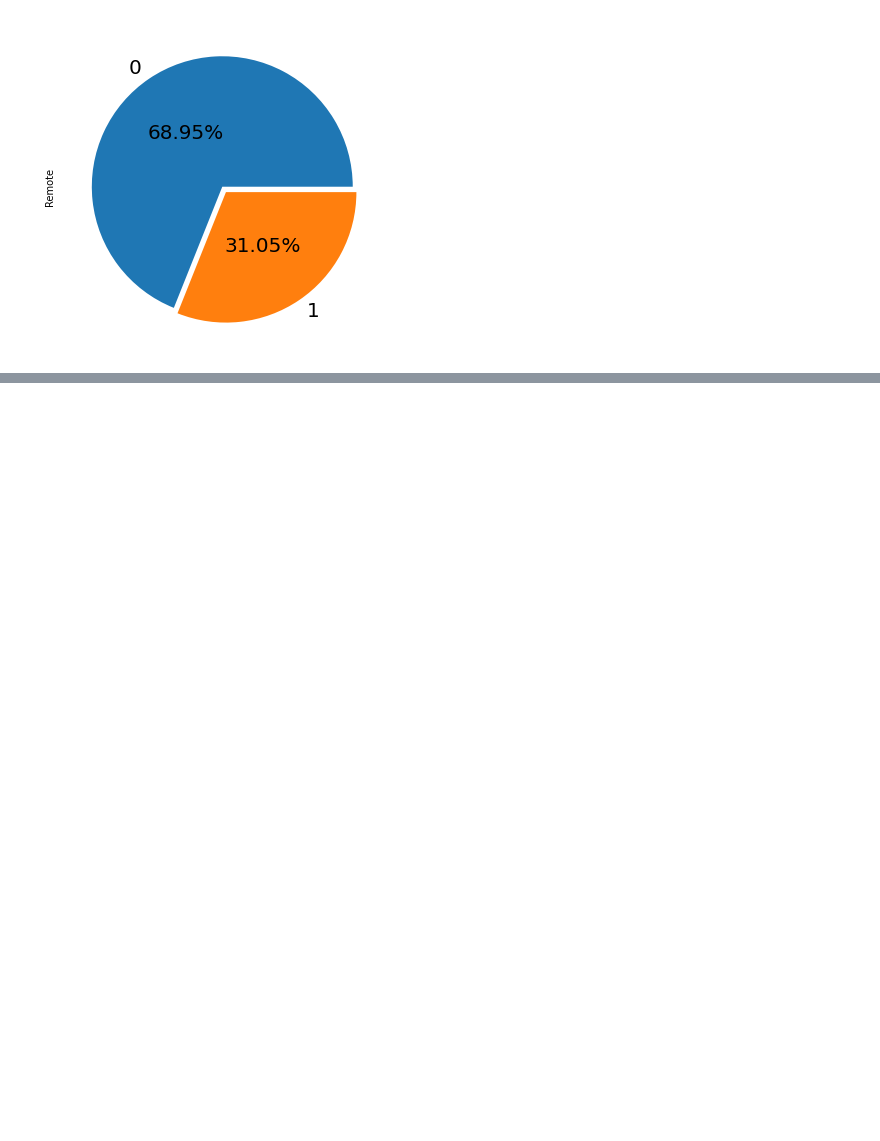
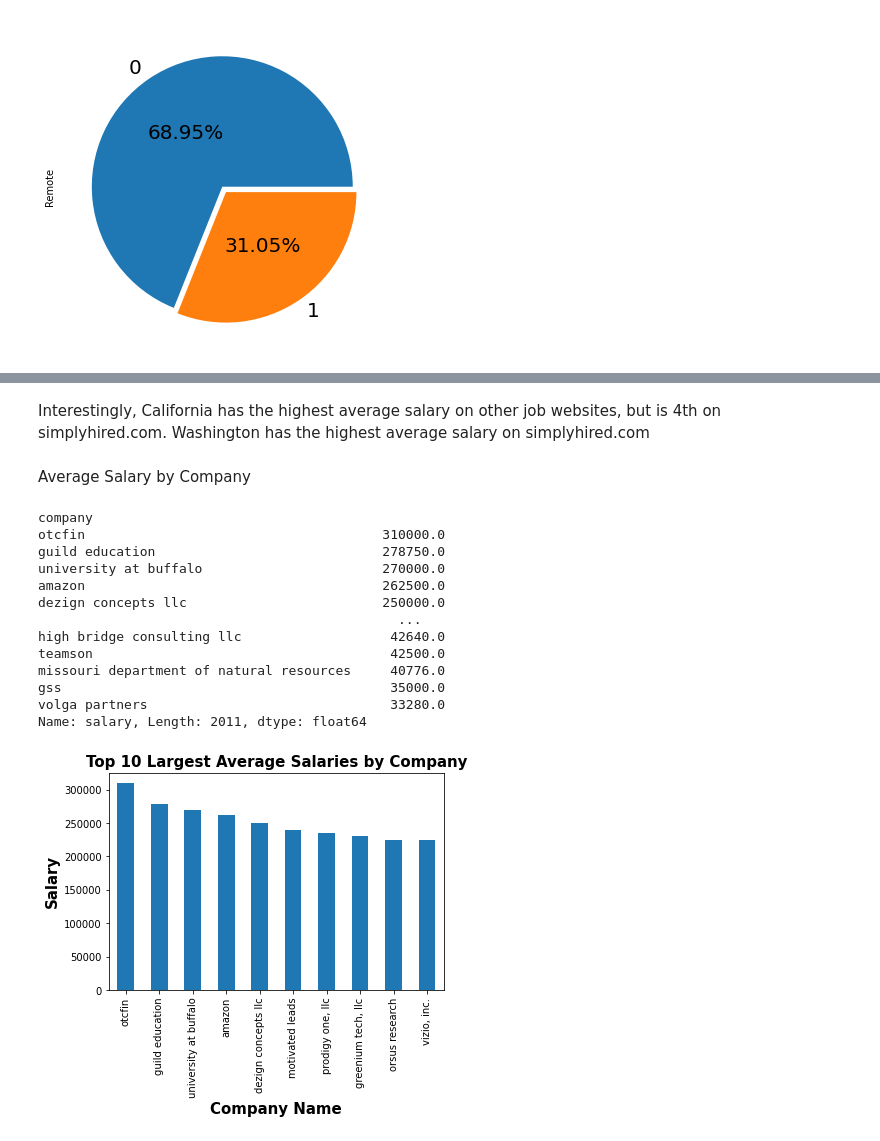
Before and after one commit to ChitraChaudhari/Jobsite-Listings-Capstone, a Jupyter notebook: Simplyhired_EDA.ipynb, the cells around one changed output, grey strips where cells are left out. Saved outputs shown, nothing was run; the diff lists cells and outputs as text; code cells hidden in the pictures; blank space fills up the shorter version.

```diff
--- a/Simplyhired_EDA.ipynb
+++ b/Simplyhired_EDA.ipynb
@@ -132,0 +108,31 @@ pie = df['is_remote'].value_counts().plot.pie(
+# %% [markdown]
+Interestingly, California has the highest average salary on other job websites, but is 4th on simplyhired.com.  Washington has the highest average salary on simplyhired.com
+# %% [markdown]
+Average Salary by Company
+# %%
+df['salary'].value_counts()
+df['salary'].astype(int)
+ds=df.groupby('company')['salary'].sum().sort_values(ascending = False)
+dc=df.groupby('company')['salary'].count().sort_values(ascending = False)
+da=ds/dc
+daa=da.sort_values(ascending =False)
+daa[:10].plot.bar()
+plt.xlabel('Company Name', fontsize=15, color ="black",fontweight="bold")
+plt.ylabel('Salary', fontsize=15, color ="black",fontweight="bold")
+plt.title('Top 10 Largest Average Salaries by Company', fontsize=15, color ="black", fontweight="bold")
+print(daa)
+# %% [output]
+company
+otcfin                                      310000.0
+guild education                             278750.0
+university at buffalo                       270000.0
+amazon                                      262500.0
+dezign concepts llc                         250000.0
+                                              ...
+high bridge consulting llc                   42640.0
+teamson                                      42500.0
+missouri department of natural resources     40776.0
+gss                                          35000.0
+volga partners                               33280.0
+Name: salary, Length: 2011, dtype: float64
+[figure, added]
```
Also changed, not shown: parts of 24 cells of this notebook.
